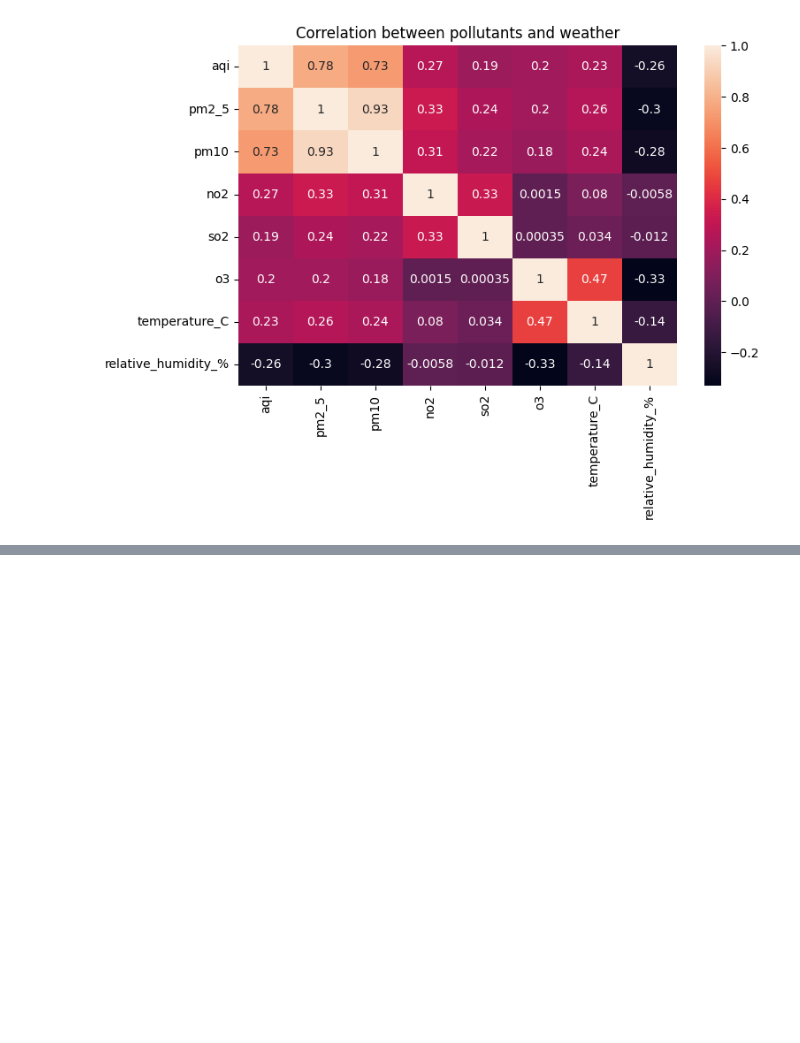
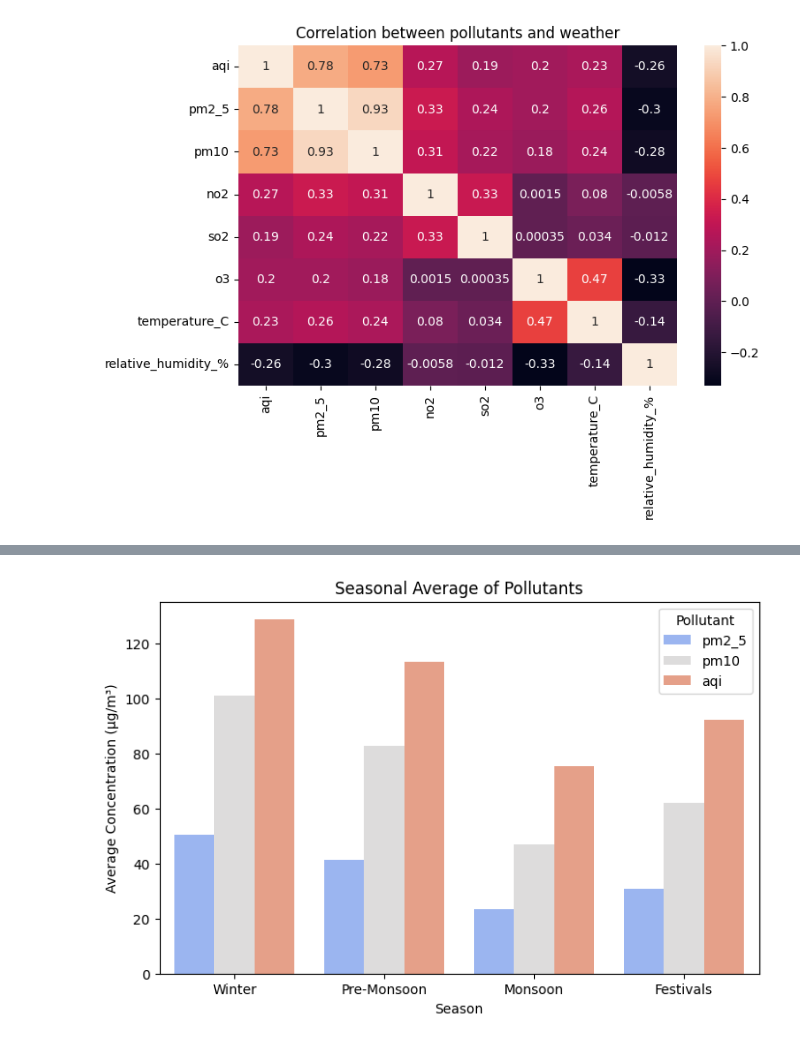
Before and after one commit to shawinCreates/Dhulo-Watch, a Jupyter notebook: notebooks/EDA.ipynb, the cells around one changed output, grey strips where cells are left out. Saved outputs shown, nothing was run; the diff lists cells and outputs as text; code cells hidden in the pictures; blank space fills up the shorter version.

```diff
--- a/notebooks/EDA.ipynb
+++ b/notebooks/EDA.ipynb
@@ -102,0 +107,21 @@ plt.show()
+# %%
+season_order = ['Winter', 'Pre-Monsoon', 'Monsoon', 'Festivals']
+seasonal_avg = seasonal_avg.reset_index()
+seasonal_avg['Season'] = pd.Categorical(seasonal_avg['Season'], categories=season_order, ordered=True)
+seasonal_avg = seasonal_avg.sort_values('Season')
+# %%
+plt.figure(figsize=(8,5))
+sns.barplot(
+    data=seasonal_avg.melt(id_vars='Season', value_vars=['pm2_5', 'pm10', 'aqi']),
+    x='Season',
+    y='value',
+    hue='variable',
+    palette='coolwarm'
+)
+plt.title("Seasonal Average of Pollutants")
+plt.xlabel("Season")
+plt.ylabel("Average Concentration (µg/m³)")
+plt.legend(title="Pollutant")
+plt.show()
+# %% [output]
+[figure, added]
```
Also changed, not shown: parts of 5 cells of this notebook, 1 other file.
